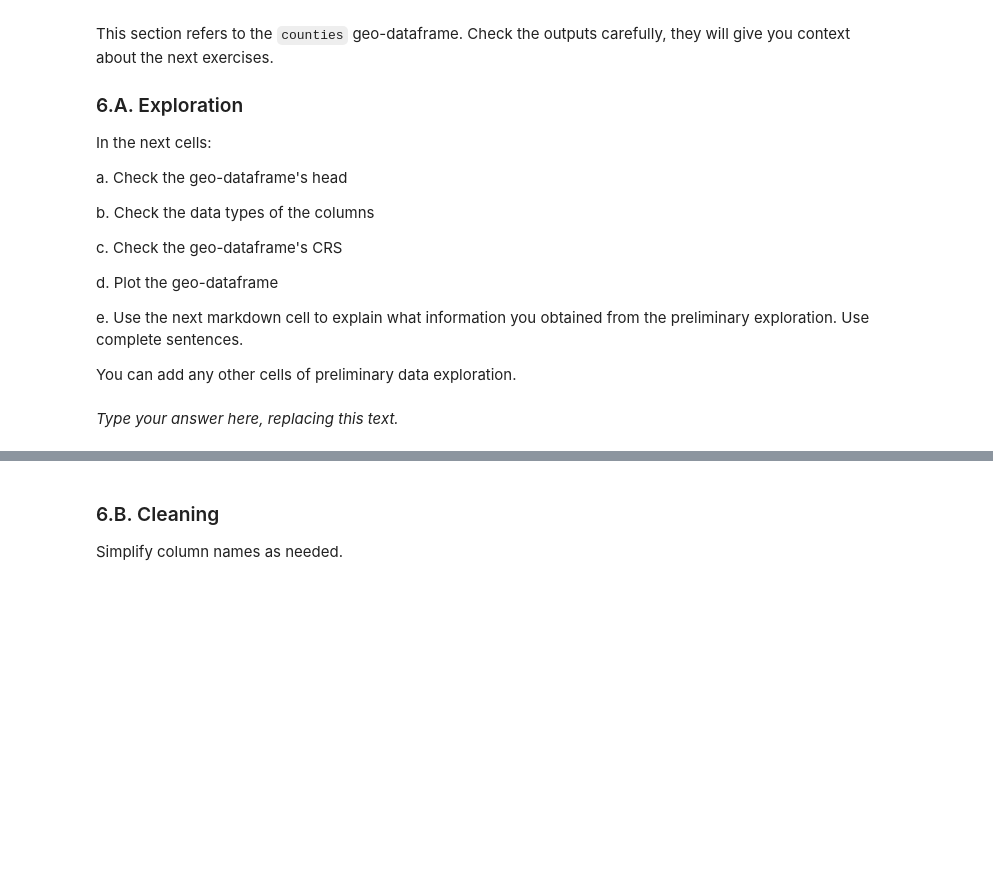
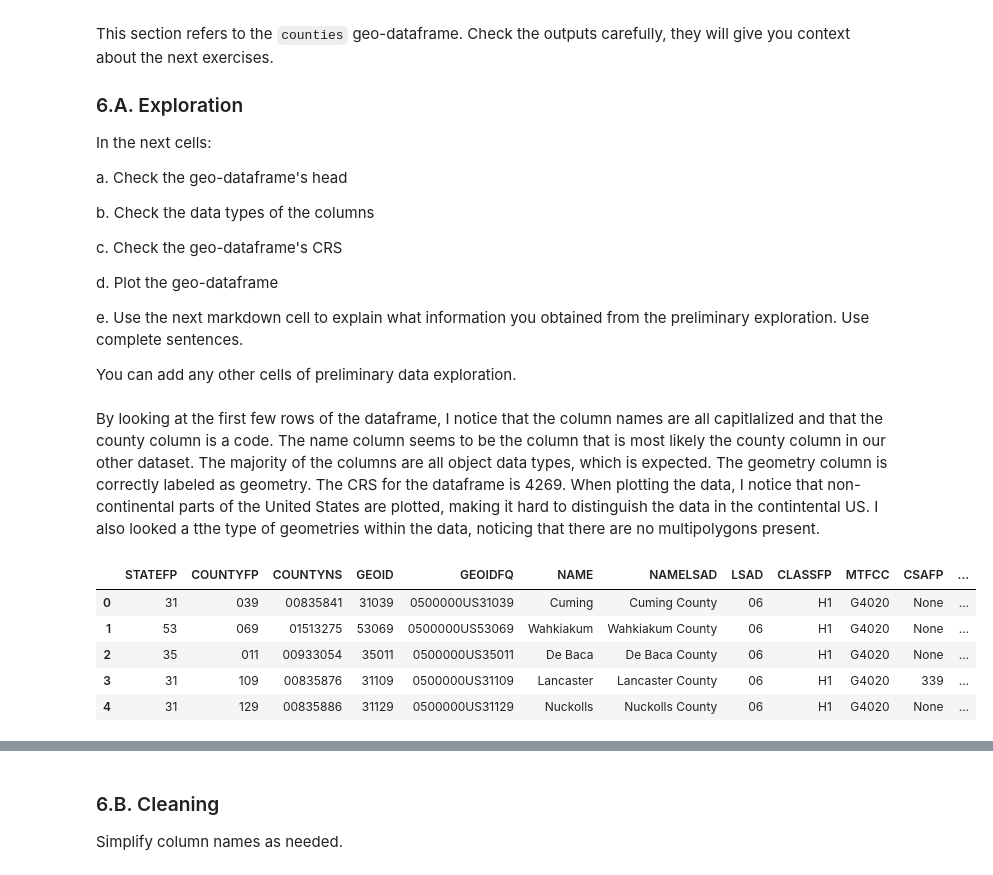
Before and after one commit to IsabellaSegarra/eds220-hwk3, a Jupyter notebook: hwk3-task1-spills.ipynb, the cells around one changed output, grey strips where cells are left out. Saved outputs shown, nothing was run; the diff lists cells and outputs as text; code cells hidden in the pictures; blank space fills up the shorter version.

```diff
--- a/hwk3-task1-spills.ipynb
+++ b/hwk3-task1-spills.ipynb
@@ -346,7 +336,15 @@ e. Use the next markdown cell to explain what information you obtained from the
 
 You can add any other cells of preliminary data exploration.
 # %% [markdown]
-_Type your answer here, replacing this text._
+By looking at the first few rows of the dataframe, I notice that the column names are all capitlalized and that the county column is a code. The name column seems to be the column that is most likely the county column in our other dataset. The majority of the columns are all object data types, which is expected. The geometry column is correctly labeled as geometry. The CRS for the dataframe is 4269. When plotting the data, I notice that non-continental parts of the United States are plotted, making it hard to distinguish the data in the contintental US. I also looked a tthe type of geometries within the data, noticing that there are no multipolygons present.
 # %%
-# a
+# Check the gdf's head
+counties.head()
+# %% [output]
+|  | STATEFP | COUNTYFP | COUNTYNS | GEOID | GEOIDFQ | NAME | NAMELSAD | LSAD | CLASSFP | MTFCC | CSAFP | ... |
+| 0 | 31 | 039 | 00835841 | 31039 | 0500000US31039 | Cuming | Cuming County | 06 | H1 | G4020 | None | ... |
+| 1 | 53 | 069 | 01513275 | 53069 | 0500000US53069 | Wahkiakum | Wahkiakum County | 06 | H1 | G4020 | None | ... |
+| 2 | 35 | 011 | 00933054 | 35011 | 0500000US35011 | De Baca | De Baca County | 06 | H1 | G4020 | None | ... |
+| 3 | 31 | 109 | 00835876 | 31109 | 0500000US31109 | Lancaster | Lancaster County | 06 | H1 | G4020 | 339 | ... |
+| 4 | 31 | 129 | 00835886 | 31129 | 0500000US31129 | Nuckolls | Nuckolls County | 06 | H1 | G4020 | None | ... |
 # %%
```
Also changed, not shown: parts of 15 cells of this notebook.
